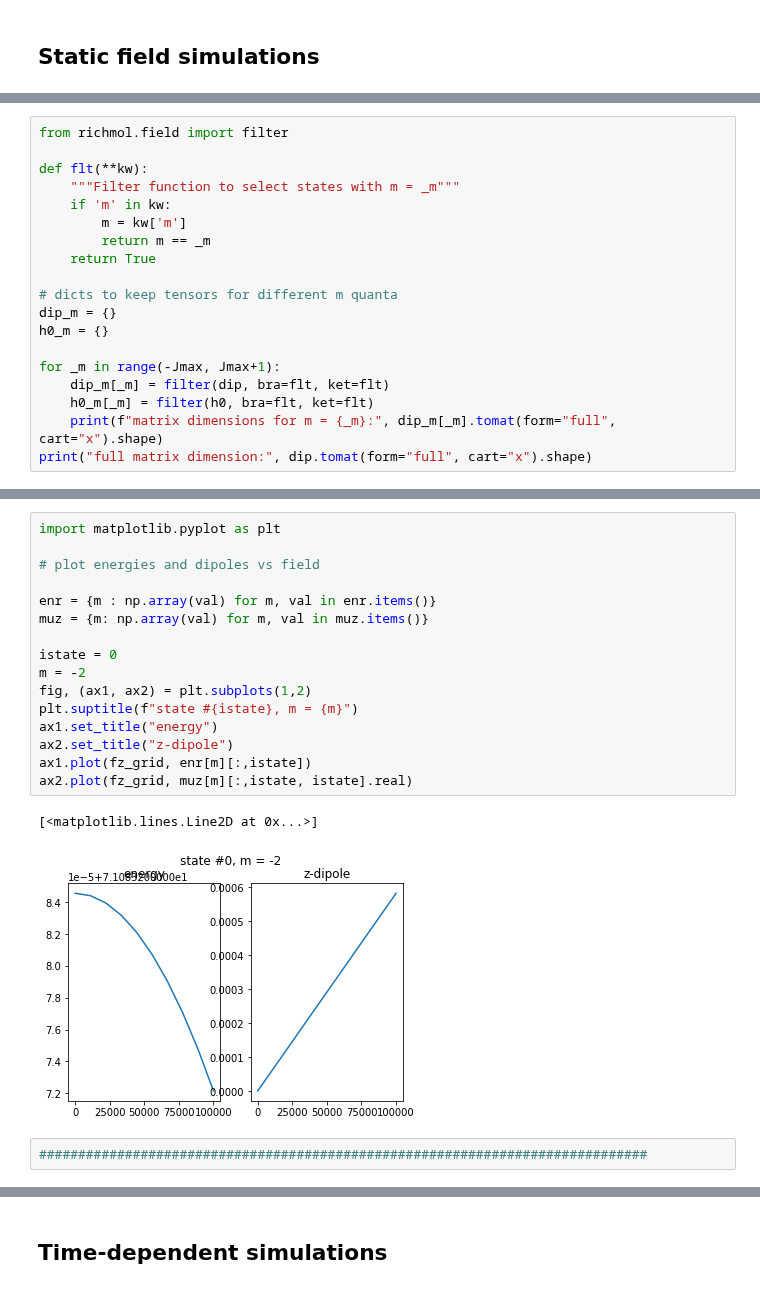
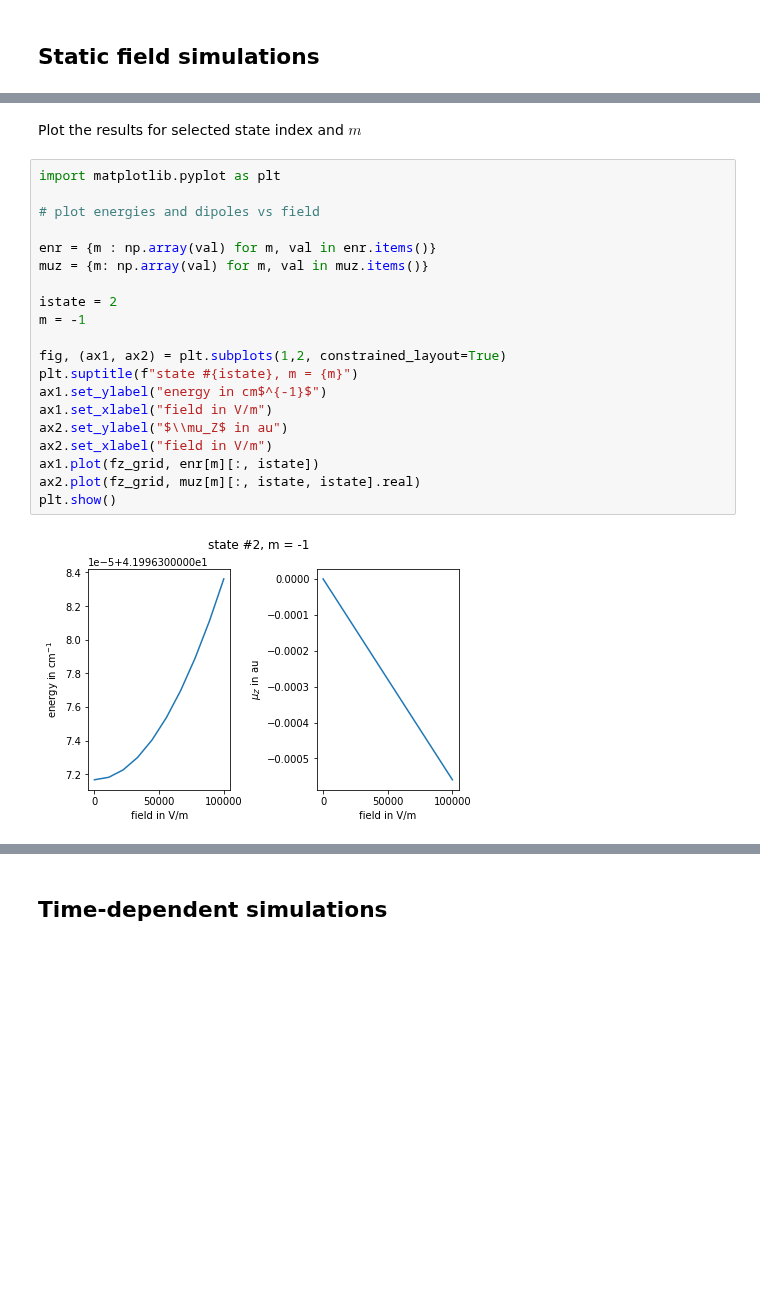
Before and after one commit to CFEL-CMI/richmol, a Jupyter notebook: doc/source/notebooks/rotations_quickstart.ipynb, the cells around one changed output, grey strips where cells are left out. Cells and saved outputs as stored; diff of their text form; blank space fills up the shorter version.

```diff
--- a/doc/source/notebooks/rotations_quickstart.ipynb
+++ b/doc/source/notebooks/rotations_quickstart.ipynb
@@ -192,19 +228,0 @@ Owing to dipole selection rules, when the field is applied along the laboratory
-# %%
-from richmol.field import filter
-
-def flt(**kw):
-    """Filter function to select states with m = _m"""
-    if 'm' in kw:
-        m = kw['m']
-        return m == _m
-    return True
-
-# dicts to keep tensors for different m quanta
-dip_m = {}
-h0_m = {}
-
-for _m in range(-Jmax, Jmax+1):
-    dip_m[_m] = filter(dip, bra=flt, ket=flt)
-    h0_m[_m] = filter(h0, bra=flt, ket=flt)
-    print(f"matrix dimensions for m = {_m}:", dip_m[_m].tomat(form="full", cart="x").shape)
-print("full matrix dimension:", dip.tomat(form="full", cart="x").shape)
@@ -252,21 +291,24 @@ for m in h0_m.keys():
+# %% [markdown]
+Plot the results for selected state index and $m$
 # %%
 import matplotlib.pyplot as plt
 
 # plot energies and dipoles vs field
 
 enr = {m : np.array(val) for m, val in enr.items()}
 muz = {m: np.array(val) for m, val in muz.items()}
 
-istate = 0
-m = -2
-fig, (ax1, ax2) = plt.subplots(1,2)
+istate = 2
+m = -1
+
+fig, (ax1, ax2) = plt.subplots(1,2, constrained_layout=True)
 plt.suptitle(f"state #{istate}, m = {m}")
-ax1.set_title("energy")
-ax2.set_title("z-dipole")
-ax1.plot(fz_grid, enr[m][:,istate])
-ax2.plot(fz_grid, muz[m][:,istate, istate].real)
+ax1.set_ylabel("energy in cm$^{-1}$")
+ax1.set_xlabel("field in V/m")
+ax2.set_ylabel("$\\mu_Z$ in au")
+ax2.set_xlabel("field in V/m")
+ax1.plot(fz_grid, enr[m][:, istate])
+ax2.plot(fz_grid, muz[m][:, istate, istate].real)
+plt.show()
 # %% [output]
-[<matplotlib.lines.Line2D at 0x...>]
-[figure, old version]
+[figure, new version]
-# %%
-##############################################################################
```
Also changed, not shown: parts of 39 cells of this notebook, 2 other files.
